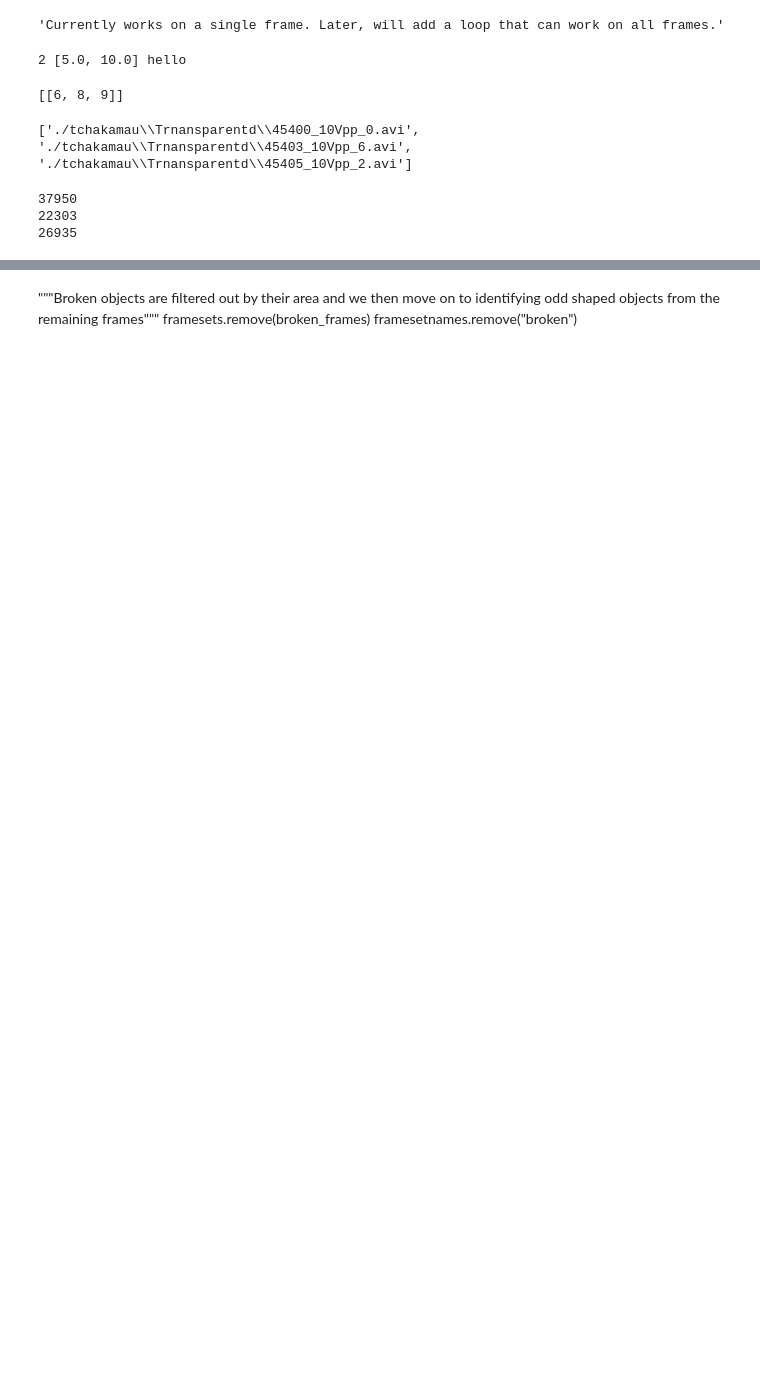
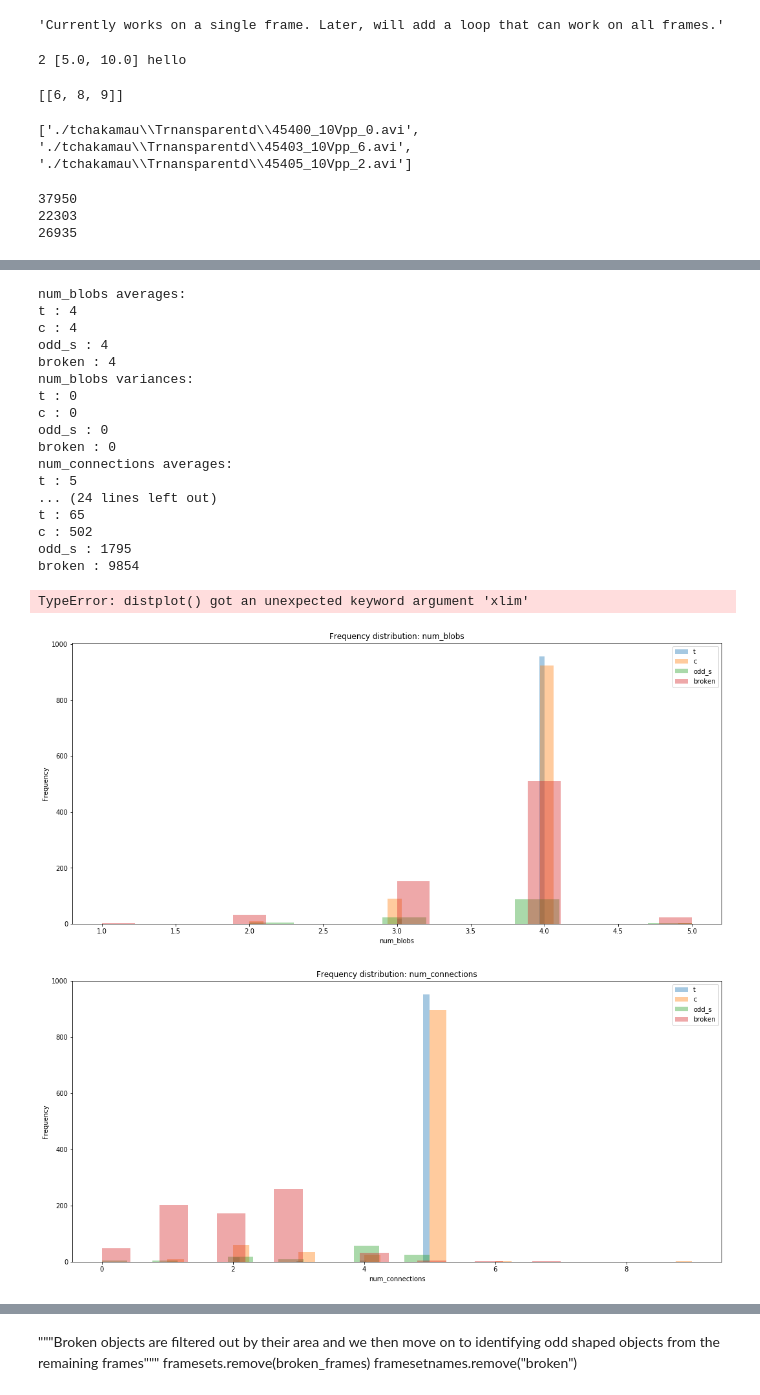
Before and after one commit to TchakamauRa/Soft-Matter, a Jupyter notebook: shape_testing_multiple - transparentd.ipynb, the cells around one changed output, grey strips where cells are left out. Drawn from its saved outputs; the diff is of its cells as text; code cells hidden in the pictures; blank space fills up the shorter version.

```diff
--- a/shape_testing_multiple - transparentd.ipynb
+++ b/shape_testing_multiple - transparentd.ipynb
@@ -33,16 +33,18 @@ def sideify(cons_of_max):
 
 def connect(cv, radius, bloblist): # center of blob2, radius of all blobs, list of other blobs
     num_connections = 0
+    length = 0
     dists = []
     for blob2 in bloblist:
         cv2 = (blob2[1], blob2[0]) # center of blob2
         vd = vector_dist(cv, cv2)
+        length += vd
         if vd <= 2*radius: # blob centers closer than diameter of one blob
             num_connections += 1
         else:
             pass
         dists.append(vd/(2*radius))
-    return (num_connections, dists)
+    return (num_connections, dists, length)
 
 def vector_dist(v1, v2): # euclidean distance between 2 points
     return math.sqrt(np.sum([(v1[i] - v2[i])**2 for i in range(len(v1))]))
@@ -71,7 +73,7 @@ def total_threshold_filter(framelist, framesetname):
     m_rop = measure.regionprops
     expected_blobs = 4
     expected_connections = 5
-    max_rad = 15
+    max_rad = 15*1.35
 
     filtrate_prop =[]
     passes = []
@@ -95,20 +97,21 @@ def total_threshold_filter(framelist, framesetname):
         blobs = sorted(blobs, key = third_item, reverse=True)
         num_blobs = len(blobs)
         max_blob = blobs[0]
-        connect_dists =connect((max_blob[1],max_blob[0]),max_rad*1.3, blobs[1::])
+        connect_dists =connect((max_blob[1],max_blob[0]),max_rad, blobs[1::])
         cons_of_max = connect_dists[0]
         num_connections +=cons_of_max
         distances = connect_dists[1]
-
+        length_of_transparents=0
         num_smaller_blobs = num_blobs - 1
         for i in range(num_smaller_blobs-1):
             blob = blobs[i+1]
             center_vec = (blob[1], blob[0])
-            connect_dists = connect(center_vec, max_rad*1.3, blobs[i+2::])
+            connect_dists = connect(center_vec, max_rad, blobs[i+2::])
             num_connections += connect_dists[0]
+            length_of_transparents += connect_dists[2]
             distances.extend(connect_dists[1])
         #----------------------filter------------------------- can use actual filter
-        properties = [num_blobs, num_connections, cons_of_max, distances]
+        properties = [num_blobs, num_connections, cons_of_max, length_of_transparents, distances]
         all_props.append(properties)
 
         #print('blobs, max_blob, max_rad, num_connections, cons_of_max:', (blobs, max_blob, max_rad, num_connections, cons_of_max))
@@ -230,7 +251,7 @@ print(len(a_props), len(filtrates_props), len(passes))
 # use area information from properties
 
 
-propnames = ['num_blobs', 'num_connections', 'cons_of_max']
+propnames = ['num_blobs', 'num_connections', 'cons_of_max']#, 'length_of_transparents']
 for k in range(0, len(propnames)):
     klist = []
     for i in range(num_shape_cats):
@@ -240,30 +261,78 @@ for k in range(0, len(propnames)):
     [print("%s : %.f " %(framesetnames[i], np.average(klist[i]))) for i in range(num_shape_cats)]
     print("%s variances: " %propnames[k])
     [print("%s : %.f " %(framesetnames[i], np.var(klist[i]))) for i in range(num_shape_cats)]
     fig, ax = plt.subplots(figsize=(18,8))
     #plt.xticks(np.arange(0, 2501, 75))
     plt.title("Frequency distribution: " + propnames[k])
     plt.xlabel(propnames[k])
     plt.ylabel("Frequency")
     for j in range(0, len(framesets)):
         x = klist[j]
         sns.distplot(x, hist = True, kde=False,rug=False, label = framesetnames[j])
     plt.legend()
+
+
+
+propname = 'length_of_transparents'
+
+klist = []
+for i in range(num_shape_cats):
+    x = [h[4] for h in a_props[i]]
+    klist.append(x) #list of areas for every category
+print("%s averages: " %propname)
+[print("%s : %.f " %(framesetnames[i], np.average(klist[i]))) for i in range(num_shape_cats)]
+print("%s variances: " %propname)
+[print("%s : %.f " %(framesetnames[i], np.var(klist[i]))) for i in range(num_shape_cats)]
+fig, ax = plt.subplots(figsize=(18,8))
+#plt.xticks(np.arange(0, 2501, 75))
+plt.title("Frequency distribution: " + propname)
+plt.xlabel(propname)
+plt.ylabel("Frequency")
+for j in range(0, len(framesets)):
+    x = klist[j]
+    sns.distplot(x, hist = True, kde=False,rug=False, label = framesetnames[j])
+    ax.xlim = (0, 200)
+plt.legend()
+
+
+
+
 print(len(klist[0]))
 klist = []
 for i in range(num_shape_cats):
     x = [d for lis in [h[3] for h in a_props[i]] for d in lis]
     klist.append(x) #list of areas for every category
 print(len(klist[0]))
 print("distances averages: ")
 [print("%s : %.f " %(framesetnames[i], np.average(klist[i]))) for i in range(num_shape_cats)]
 print("distances variances: " )
 [print("%s : %.f " %(framesetnames[i], np.var(klist[i]))) for i in range(num_shape_cats)]
 fig, ax = plt.subplots(figsize=(18,8))
 #plt.xticks(np.arange(0, 2501, 75))
 plt.title("Frequency distribution: " +  'distances')
 plt.xlabel( 'distances')
 plt.ylabel("Frequency")
 for j in range(0, len(framesets)):
     x = klist[j]
     sns.distplot(x, hist = False, rug=True, label = framesetnames[j])
+# %% [output]
+num_blobs averages:
+t : 4
+c : 4
+odd_s : 4
+broken : 4
+num_blobs variances:
+t : 0
+c : 0
+odd_s : 0
+broken : 0
+num_connections averages:
+t : 5
+... (24 lines left out)
+t : 65
+c : 502
+odd_s : 1795
+broken : 9854
+TypeError: distplot() got an unexpected keyword argument 'xlim'
+[figure, added]
+[figure, added]
```
Also changed, not shown: parts of 2 cells of this notebook, 1 other file.
